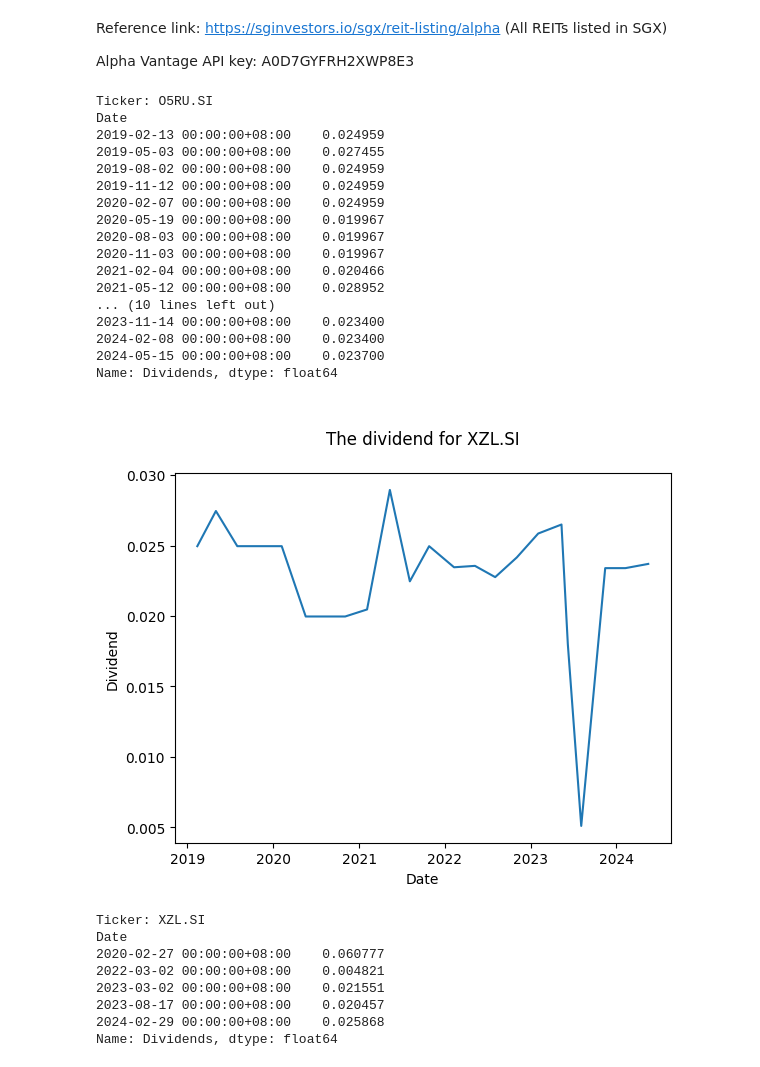
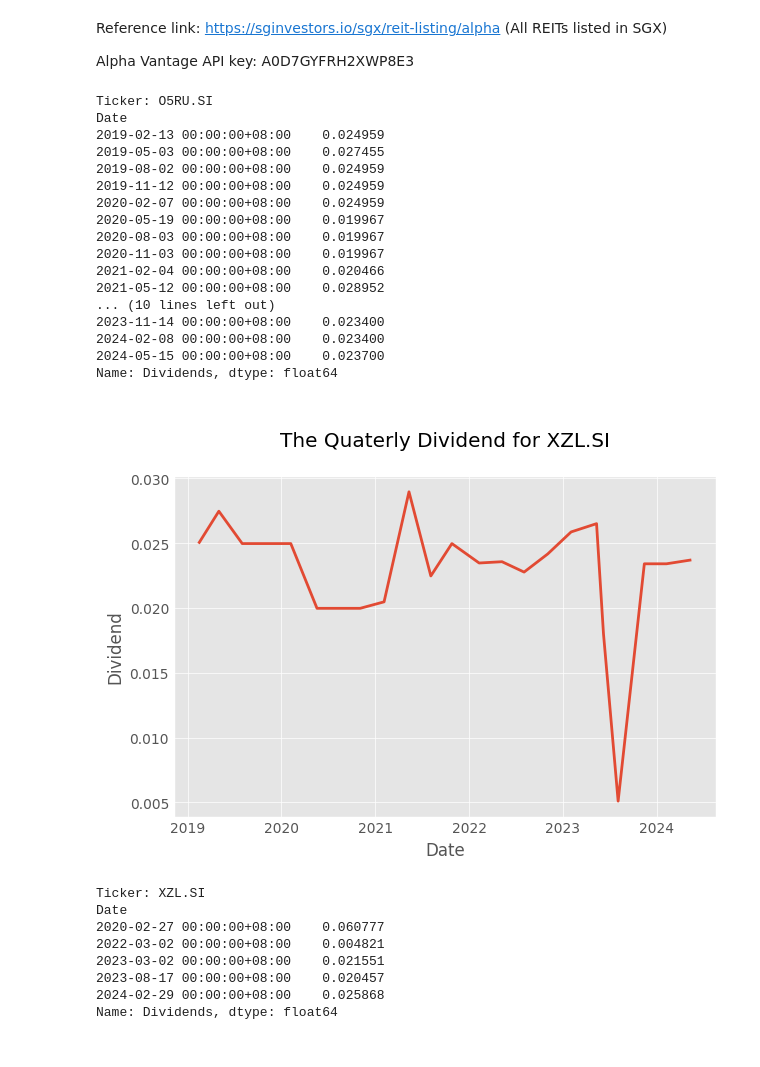
Before and after one commit to GenevieveLee/Stock-Screening-and-Recommendation-System, a Jupyter notebook: stockScreeningSystem.ipynb, the cells around one changed output. Drawn from its saved outputs; the diff is of its cells as text; code cells hidden in the pictures.

```diff
--- a/stockScreeningSystem.ipynb
+++ b/stockScreeningSystem.ipynb
@@ -10,40 +10,42 @@ import datetime as dt
 import matplotlib.pyplot as plt
 # %%
 tickers = ["O5RU.SI", "XZL.SI"]
+plt.style.use('ggplot')
 # %%
 # Dividend yield
 for ticker in tickers:
     ticker = yf.Ticker(ticker) #Creating an instance of the Ticker class for the specified stock ticker symbol
     dividend = ticker.dividends
     dividend_filtered = dividend.loc['2019-1-1':]
     print(f"Ticker: {ticker.ticker}")
     print(dividend_filtered)
     print()
 
     plt.plot(dividend_filtered.index, dividend_filtered)
     plt.xlabel('Date')
     plt.ylabel('Dividend')
-    plt.title(f"\n{'The dividend for'} {tickers[i]}\n")
+    plt.title(f"\n{'The Quaterly Dividend for'} {tickers[i]}\n")
+    plt.tight_layout()
     plt.show()
 # %% [output]
 Ticker: O5RU.SI
 Date
 2019-02-13 00:00:00+08:00    0.024959
 2019-05-03 00:00:00+08:00    0.027455
 2019-08-02 00:00:00+08:00    0.024959
 2019-11-12 00:00:00+08:00    0.024959
 2020-02-07 00:00:00+08:00    0.024959
 2020-05-19 00:00:00+08:00    0.019967
 2020-08-03 00:00:00+08:00    0.019967
 2020-11-03 00:00:00+08:00    0.019967
 2021-02-04 00:00:00+08:00    0.020466
 2021-05-12 00:00:00+08:00    0.028952
 ... (10 lines left out)
 2023-11-14 00:00:00+08:00    0.023400
 2024-02-08 00:00:00+08:00    0.023400
 2024-05-15 00:00:00+08:00    0.023700
 Name: Dividends, dtype: float64
-[figure, old version]
+[figure, new version]
 Ticker: XZL.SI
 Date
 2020-02-27 00:00:00+08:00    0.060777
```
Also changed, not shown: parts of 6 cells of this notebook.
